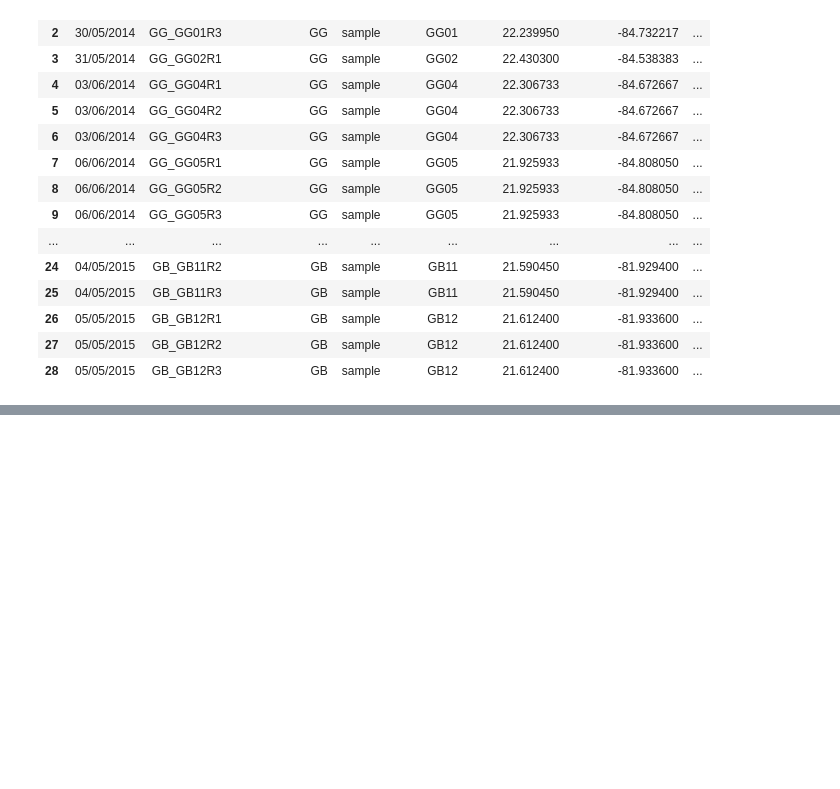
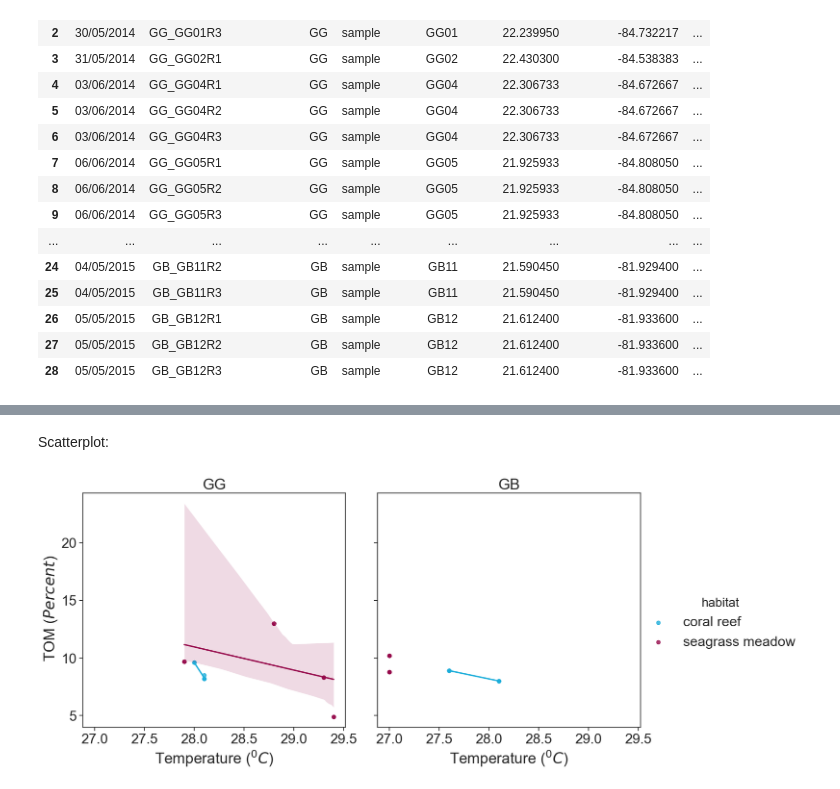
Before and after one commit to roselyperaza2014-blip/CursoPython, a Jupyter notebook: mi_repositorio_Evaluación/Ejercicio 07_Plots en Seaborn.ipynb, the cells around one changed output, grey strips where cells are left out. Cells and saved outputs as stored; diff of their text form; code cells hidden in the pictures; blank space fills up the shorter version.

```diff
--- a/mi_repositorio_Evaluación/Ejercicio 07_Plots en Seaborn.ipynb
+++ b/mi_repositorio_Evaluación/Ejercicio 07_Plots en Seaborn.ipynb
@@ -71,0 +123,19 @@ plt.show
+# %% [markdown]
+Scatterplot:
+# %%
+ax = sns.lmplot(x="temperat_grad_c", y="total_organic_matter_percent",
+                hue="habitat",col="parent_event_id",
+                data=Rosedata_df,
+                height=7, aspect=1)
+
+ax.set(xlabel='Temperature ($^{0}C$)', ylabel=' TOM ($Percent$)')
+
+ax.set_titles(col_template="{col_name}", row_template="{row_name}")
+
+plt.setp(ax._legend.get_title(), fontsize=20)
+
+sns.despine(top=False,right=False)
+
+plt.show()
+# %% [output]
+[figure, added]
```
Also changed, not shown: parts of 7 cells of this notebook.
